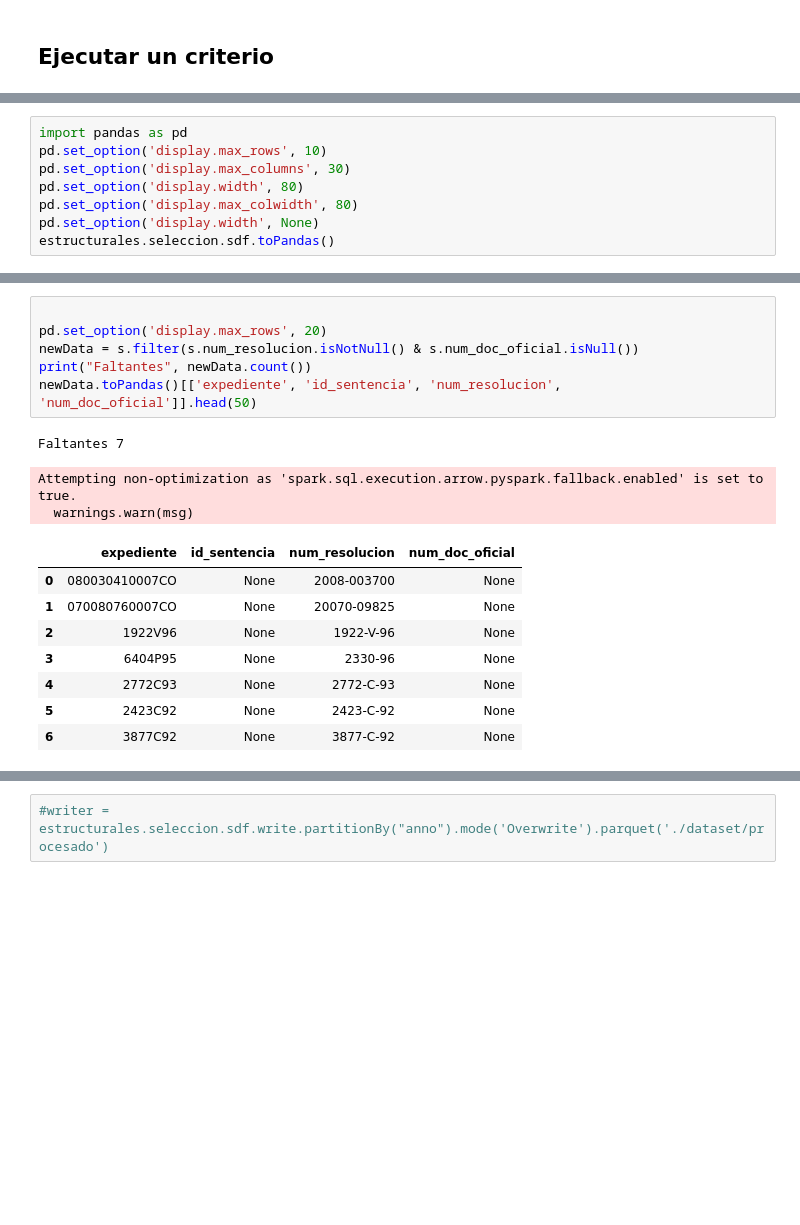
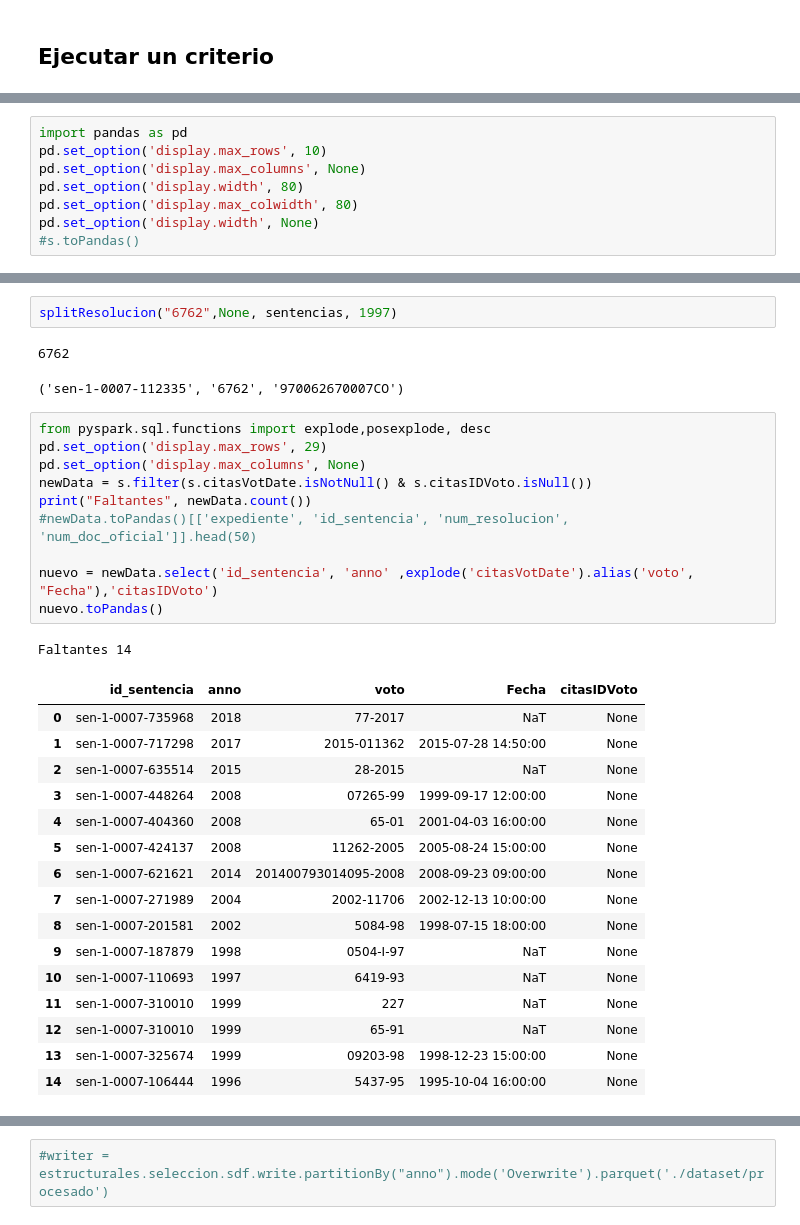
Before and after one commit to kennorsdb/nlppen, a Jupyter notebook: Notebook.ipynb, the cells around one changed output, grey strips where cells are left out. Drawn from its saved outputs; the diff is of its cells as text; blank space fills up the shorter version.

Commit message:
Citas ID Sentencia
Disponlbe las citas con el ID de cada sentencia.

```diff
--- a/Notebook.ipynb
+++ b/Notebook.ipynb
@@ -181,11 +181,11 @@ if not ejecutar:
 # %%
 import pandas as pd
 pd.set_option('display.max_rows', 10)
-pd.set_option('display.max_columns', 30)
+pd.set_option('display.max_columns', None)
 pd.set_option('display.width', 80)
 pd.set_option('display.max_colwidth', 80)
 pd.set_option('display.width', None)
-estructurales.seleccion.sdf.toPandas()
+#s.toPandas()
 # %% [output]
 Attempting non-optimization as 'spark.sql.execution.arrow.pyspark.fallback.enabled' is set to true.
   warnings.warn(msg)
@@ -212,18 +227,33 @@ Acc 0.9948415622697127
+# %%
+splitResolucion("6762",None, sentencias, 1997)
+# %% [output]
+6762
+('sen-1-0007-112335', '6762', '970062670007CO')
 # %%
+from pyspark.sql.functions import explode,posexplode, desc
+pd.set_option('display.max_rows', 29)
+pd.set_option('display.max_columns', None)
+newData = s.filter(s.citasVotDate.isNotNull() & s.citasIDVoto.isNull())
+print("Faltantes", newData.count())
+#newData.toPandas()[['expediente', 'id_sentencia', 'num_resolucion', 'num_doc_oficial']].head(50)
 
-pd.set_option('display.max_rows', 20)
-newData = s.filter(s.num_resolucion.isNotNull() & s.num_doc_oficial.isNull())
-print("Faltantes", newData.count())
-newData.toPandas()[['expediente', 'id_sentencia', 'num_resolucion', 'num_doc_oficial']].head(50)
+nuevo = newData.select('id_sentencia', 'anno' ,explode('citasVotDate').alias('voto', "Fecha"),'citasIDVoto')
+nuevo.toPandas()
 # %% [output]
-Faltantes 7
+Faltantes 14
-Attempting non-optimization as 'spark.sql.execution.arrow.pyspark.fallback.enabled' is set to true.
-  warnings.warn(msg)
-|  | expediente | id_sentencia | num_resolucion | num_doc_oficial |
-| 0 | 080030410007CO | None | 2008-003700 | None |
-| 1 | 070080760007CO | None | 20070-09825 | None |
-| 2 | 1922V96 | None | 1922-V-96 | None |
-| 3 | 6404P95 | None | 2330-96 | None |
-| 4 | 2772C93 | None | 2772-C-93 | None |
-| 5 | 2423C92 | None | 2423-C-92 | None |
-| 6 | 3877C92 | None | 3877-C-92 | None |
+|  | id_sentencia | anno | voto | Fecha | citasIDVoto |
+| 0 | sen-1-0007-735968 | 2018 | 77-2017 | NaT | None |
+| 1 | sen-1-0007-717298 | 2017 | 2015-011362 | 2015-07-28 14:50:00 | None |
+| 2 | sen-1-0007-635514 | 2015 | 28-2015 | NaT | None |
+| 3 | sen-1-0007-448264 | 2008 | 07265-99 | 1999-09-17 12:00:00 | None |
+| 4 | sen-1-0007-404360 | 2008 | 65-01 | 2001-04-03 16:00:00 | None |
+| 5 | sen-1-0007-424137 | 2008 | 11262-2005 | 2005-08-24 15:00:00 | None |
+| 6 | sen-1-0007-621621 | 2014 | 201400793014095-2008 | 2008-09-23 09:00:00 | None |
+| 7 | sen-1-0007-271989 | 2004 | 2002-11706 | 2002-12-13 10:00:00 | None |
+| 8 | sen-1-0007-201581 | 2002 | 5084-98 | 1998-07-15 18:00:00 | None |
+| 9 | sen-1-0007-187879 | 1998 | 0504-I-97 | NaT | None |
+| 10 | sen-1-0007-110693 | 1997 | 6419-93 | NaT | None |
+| 11 | sen-1-0007-310010 | 1999 | 227 | NaT | None |
+| 12 | sen-1-0007-310010 | 1999 | 65-91 | NaT | None |
+| 13 | sen-1-0007-325674 | 1999 | 09203-98 | 1998-12-23 15:00:00 | None |
+| 14 | sen-1-0007-106444 | 1996 | 5437-95 | 1995-10-04 16:00:00 | None |
```
Also changed, not shown: parts of 17 cells of this notebook, 5 other files.
